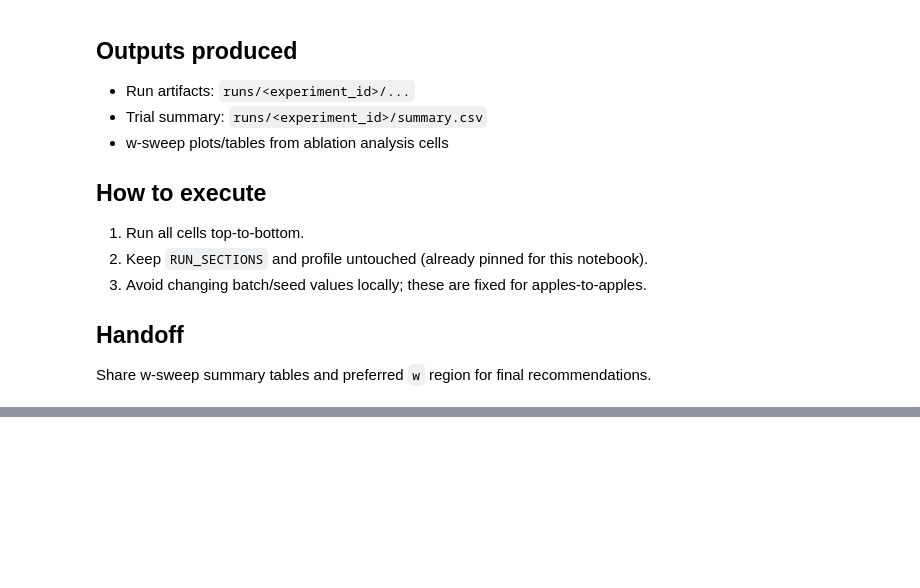
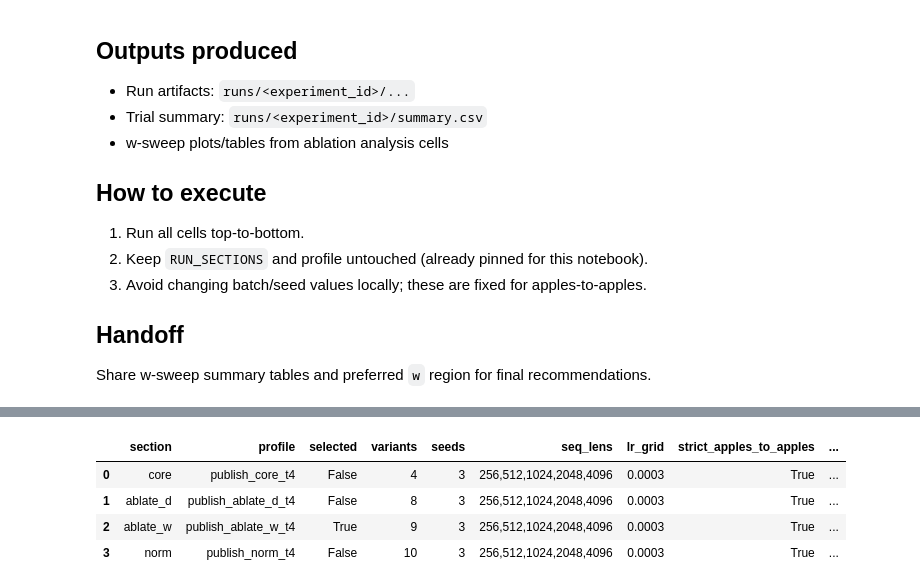
Before and after one commit to akashkguw/orion, a Jupyter notebook: experiment_publish_ablate_w.ipynb, the cells around one changed output, grey strips where cells are left out. Drawn from its saved outputs; the diff is of its cells as text; code cells hidden in the pictures; blank space fills up the shorter version.

```diff
--- a/experiment_publish_ablate_w.ipynb
+++ b/experiment_publish_ablate_w.ipynb
@@ -37,0 +177,94 @@ Share w-sweep summary tables and preferred `w` region for final recommendations.
+# %%
+import json
+import math
+import re
+from pathlib import Path
+
+import matplotlib.pyplot as plt
+import numpy as np
+import pandas as pd
+import seaborn as sns
+import yaml
+
+from orion.experiments import (
+    build_trial_specs,
+    load_profile_context,
+    load_summary_df,
+    load_variant_definitions,
+    paired_analysis_tables,
+    plot_all_numeric_metrics,
+    plot_speedup_ratios,
+    plot_vram_and_quality,
+    prepare_analysis_columns,
+    run_profile,
+    select_winners,
+)
+
+sns.set_theme(style="whitegrid")
+
+PROFILE_PRESET = "t4"  # "t4" | "full"
+
+PROFILE_MAP_BY_PRESET = {
+    "t4": {
+        "core": "publish_core_t4",
+        "ablate_d": "publish_ablate_d_t4",
+        "ablate_w": "publish_ablate_w_t4",
+        "norm": "publish_norm_t4",
+    },
+    "full": {
+        "core": "publish_core",
+        "ablate_d": "publish_ablate_d",
+        "ablate_w": "publish_ablate_w",
+        "norm": "publish_norm",
+    },
+}
+
+if PROFILE_PRESET not in PROFILE_MAP_BY_PRESET:
+    raise ValueError(f"Unsupported PROFILE_PRESET={PROFILE_PRESET!r}")
+
+PROFILE_MAP = PROFILE_MAP_BY_PRESET[PROFILE_PRESET]
+
+# Toggle sections to control runtime.
+RUN_SECTIONS = {
+    "core": False,
+    "ablate_d": False,
+    "ablate_w": True,
+    "norm": False,
+}
+
+OVERWRITE = False
+VAL_PPL_TOLERANCE = 0.20
+REQUIRED_SEQ_LENS = (
+    [256, 512, 1024, 2048, 4096] if PROFILE_PRESET == "t4" else [256, 512, 1024, 2048, 4096, 8192]
+)
+MIN_SEEDS_PER_KEY = 3
+
+PROFILE_CTXS = {}
+plan_rows = []
+for section, profile_name in PROFILE_MAP.items():
+    ctx = load_profile_context(profile_name)
+    PROFILE_CTXS[section] = ctx
+    variants = load_variant_definitions(ctx)
+    trial_specs = build_trial_specs(ctx, variants)
+    plan_rows.append(
+        {
+            "section": section,
+            "profile": profile_name,
+            "selected": RUN_SECTIONS.get(section, False),
+            "variants": len(variants),
+            "seeds": len(ctx.seeds),
+            "seq_lens": ",".join(str(v) for v in ctx.seq_lens),
+            "lr_grid": ",".join(str(v) for v in ctx.lr_grid),
+            "strict_apples_to_apples": ctx.strict_apples_to_apples,
+            "planned_trials": len(trial_specs),
+        }
+    )
+
+plan_df = pd.DataFrame(plan_rows)
+display(plan_df)
+# %% [output]
+|  | section | profile | selected | variants | seeds | seq_lens | lr_grid | strict_apples_to_apples | ... |
+| 0 | core | publish_core_t4 | False | 4 | 3 | 256,512,1024,2048,4096 | 0.0003 | True | ... |
+| 1 | ablate_d | publish_ablate_d_t4 | False | 8 | 3 | 256,512,1024,2048,4096 | 0.0003 | True | ... |
+| 2 | ablate_w | publish_ablate_w_t4 | True | 9 | 3 | 256,512,1024,2048,4096 | 0.0003 | True | ... |
+| 3 | norm | publish_norm_t4 | False | 10 | 3 | 256,512,1024,2048,4096 | 0.0003 | True | ... |
```
Also changed, not shown: parts of 11 cells of this notebook.
